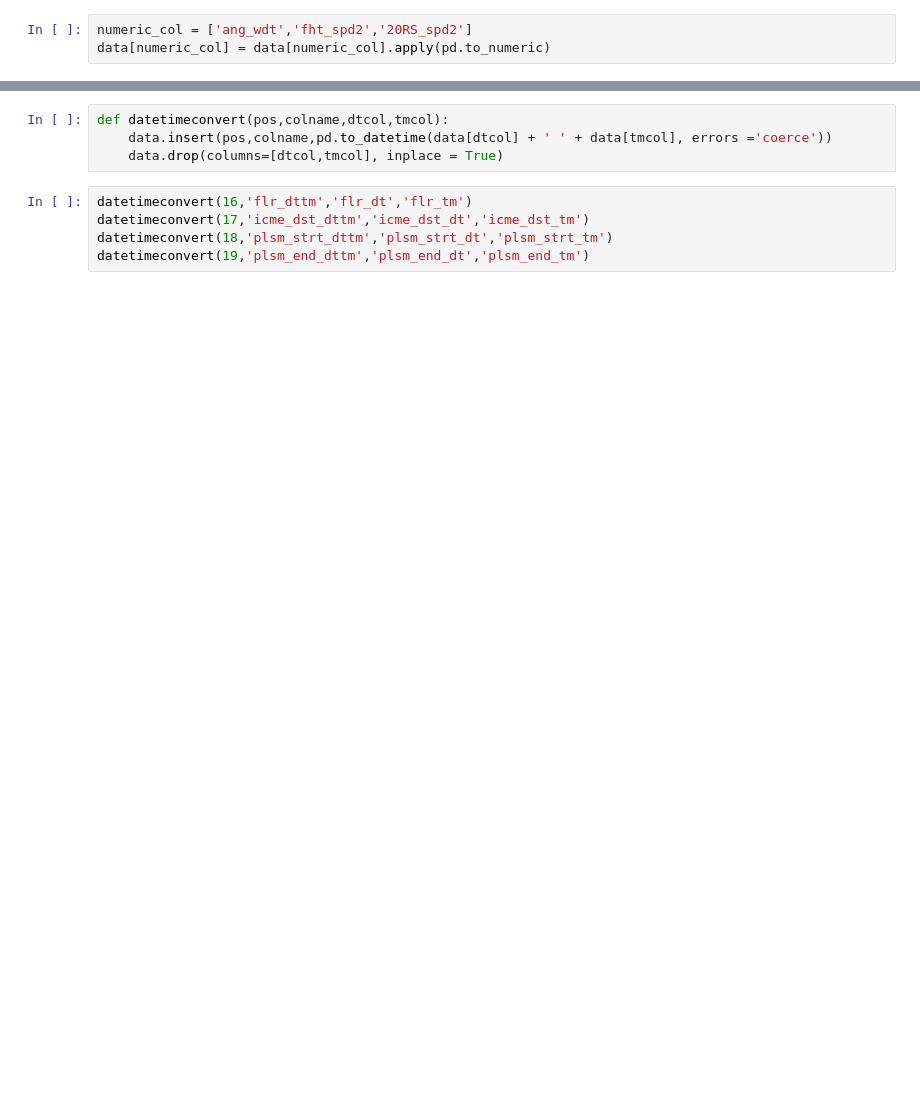
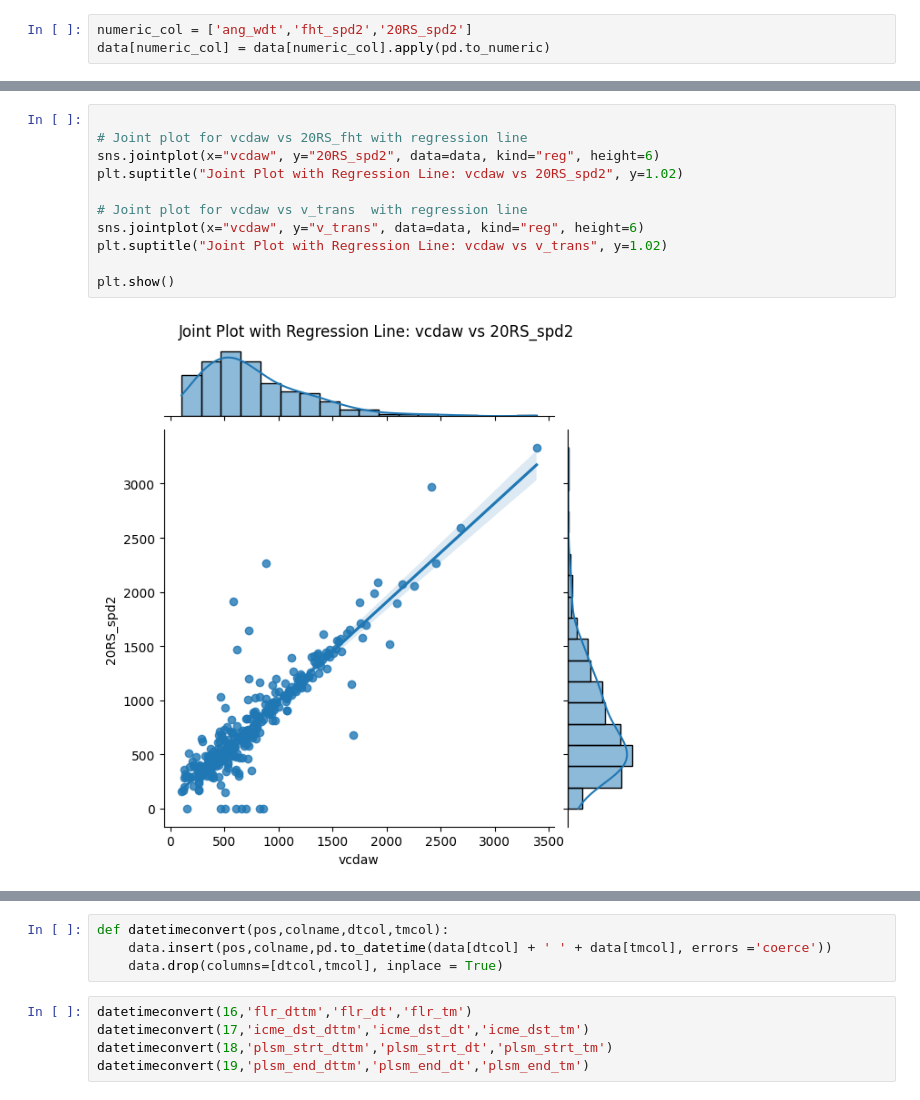
Before and after one commit to AYaaN01/CME_proj, a Jupyter notebook: main.ipynb, the cells around one changed output, grey strips where cells are left out. Saved outputs shown, nothing was run; the diff lists cells and outputs as text; blank space fills up the shorter version.

```diff
--- a/main.ipynb
+++ b/main.ipynb
@@ -90,0 +188,13 @@ data[numeric_col] = data[numeric_col].apply(pd.to_numeric)
+# %%
+
+# Joint plot for vcdaw vs 20RS_fht with regression line
+sns.jointplot(x="vcdaw", y="20RS_spd2", data=data, kind="reg", height=6)
+plt.suptitle("Joint Plot with Regression Line: vcdaw vs 20RS_spd2", y=1.02)
+
+# Joint plot for vcdaw vs v_trans  with regression line
+sns.jointplot(x="vcdaw", y="v_trans", data=data, kind="reg", height=6)
+plt.suptitle("Joint Plot with Regression Line: vcdaw vs v_trans", y=1.02)
+
+plt.show()
+# %% [output]
+[figure, added]
```
Also changed, not shown: parts of 52 cells of this notebook.
